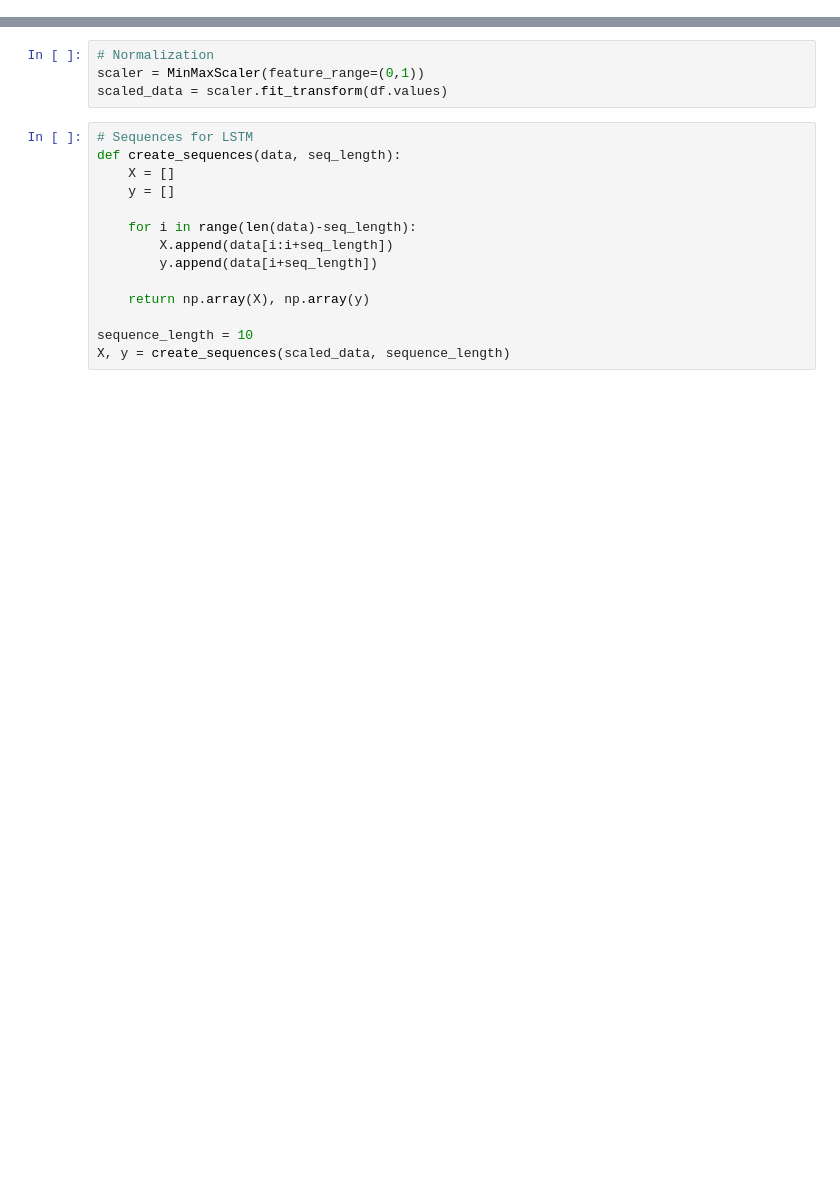
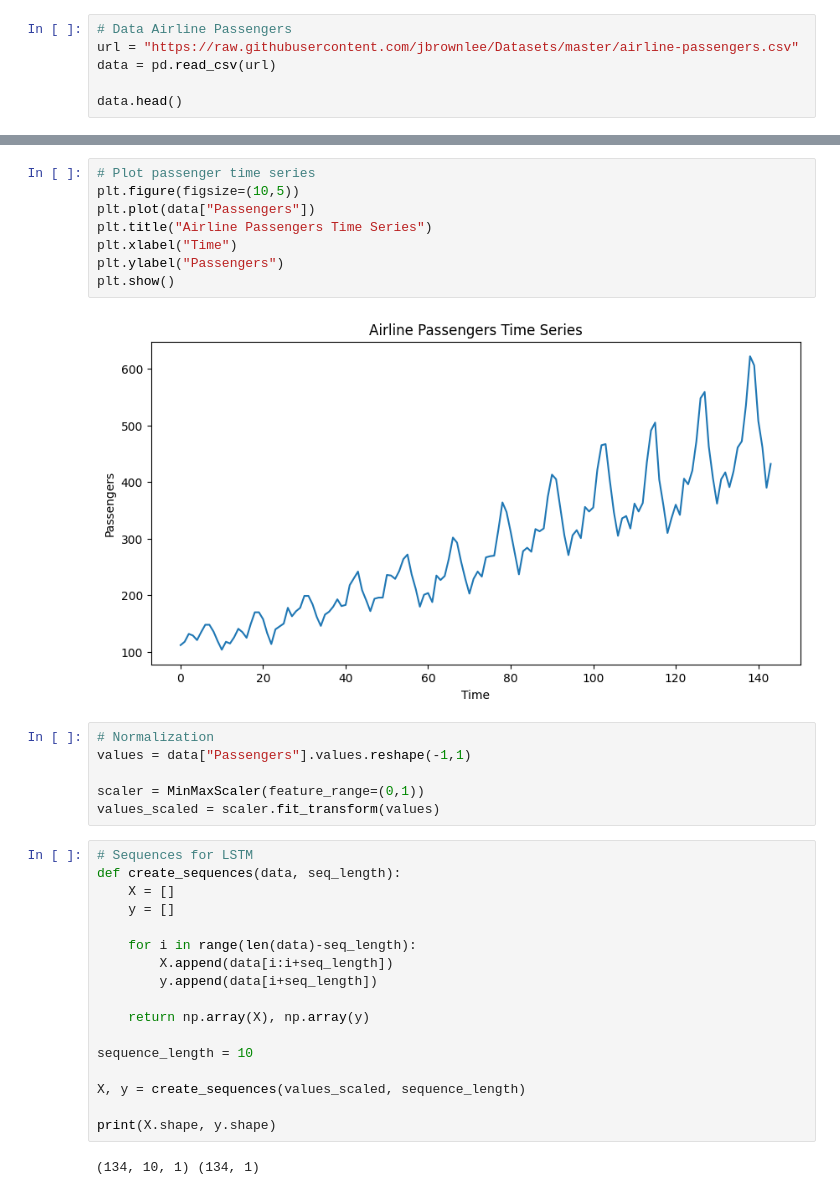
Before and after one commit to Viraj-S45/sem6-labcodes, a Jupyter notebook: DL/exp6/exp6.ipynb, the cells around one changed output, grey strips where cells are left out. Saved outputs shown, nothing was run; the diff lists cells and outputs as text; blank space fills up the shorter version.

```diff
--- a/DL/exp6/exp6.ipynb
+++ b/DL/exp6/exp6.ipynb
@@ -21,0 +13,6 @@ plt.show()
+# %%
+# Data Airline Passengers
+url = "https://raw.githubusercontent.com/jbrownlee/Datasets/master/airline-passengers.csv"
+data = pd.read_csv(url)
+
+data.head()
@@ -22,7 +26,19 @@ plt.show()
+# %%
+# Plot passenger time series
+plt.figure(figsize=(10,5))
+plt.plot(data["Passengers"])
+plt.title("Airline Passengers Time Series")
+plt.xlabel("Time")
+plt.ylabel("Passengers")
+plt.show()
+# %% [output]
+[figure, added]
 # %%
 # Normalization
+values = data["Passengers"].values.reshape(-1,1)
+
 scaler = MinMaxScaler(feature_range=(0,1))
-scaled_data = scaler.fit_transform(df.values)
+values_scaled = scaler.fit_transform(values)
 # %%
 # Sequences for LSTM
 def create_sequences(data, seq_length):
@@ -36,6 +52,11 @@ def create_sequences(data, seq_length):
     return np.array(X), np.array(y)
 
 sequence_length = 10
-X, y = create_sequences(scaled_data, sequence_length)
+
+X, y = create_sequences(values_scaled, sequence_length)
+
+print(X.shape, y.shape)
+# %% [output]
+(134, 10, 1) (134, 1)
 # %%
 # Train-Test Split
```
Also changed, not shown: parts of 8 cells of this notebook.
